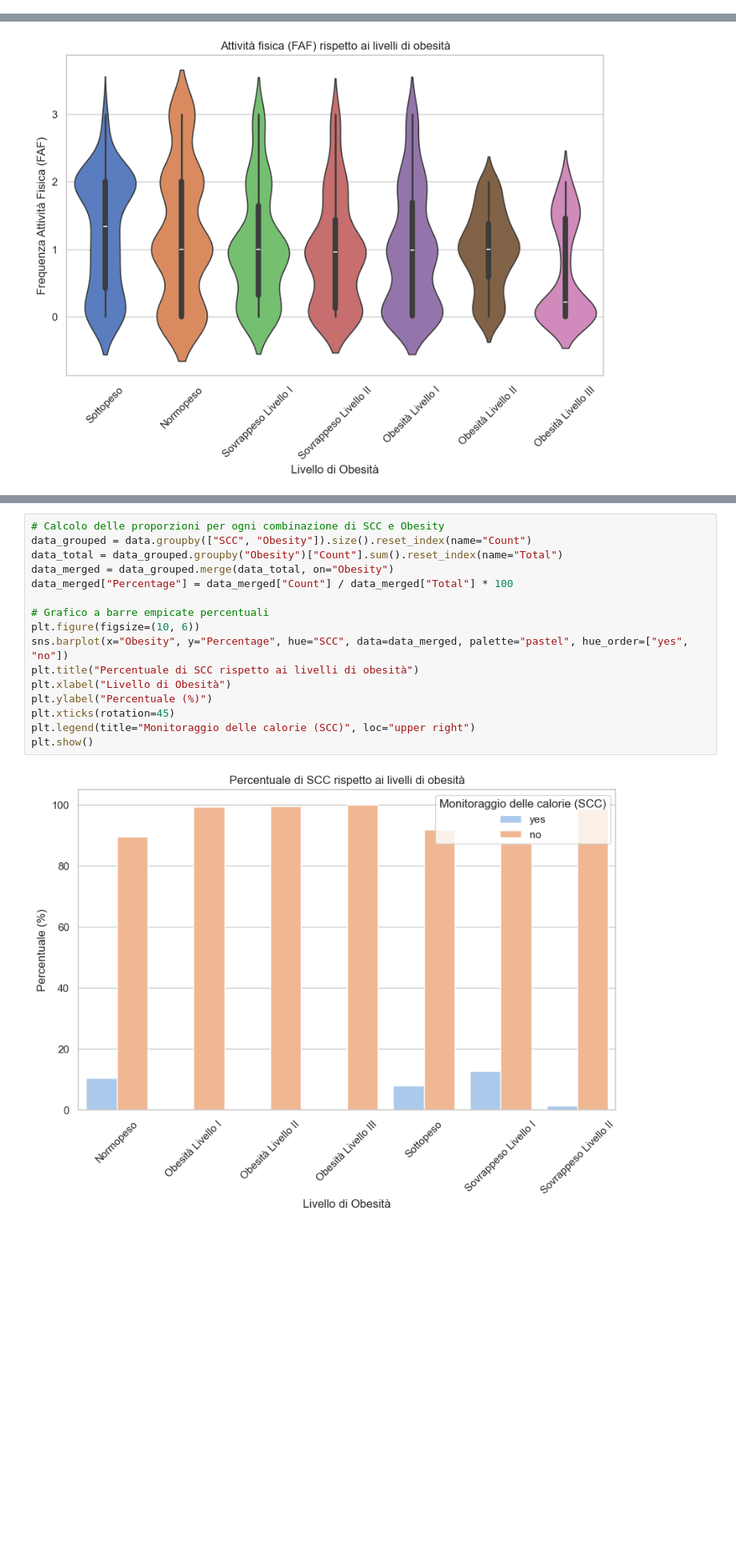
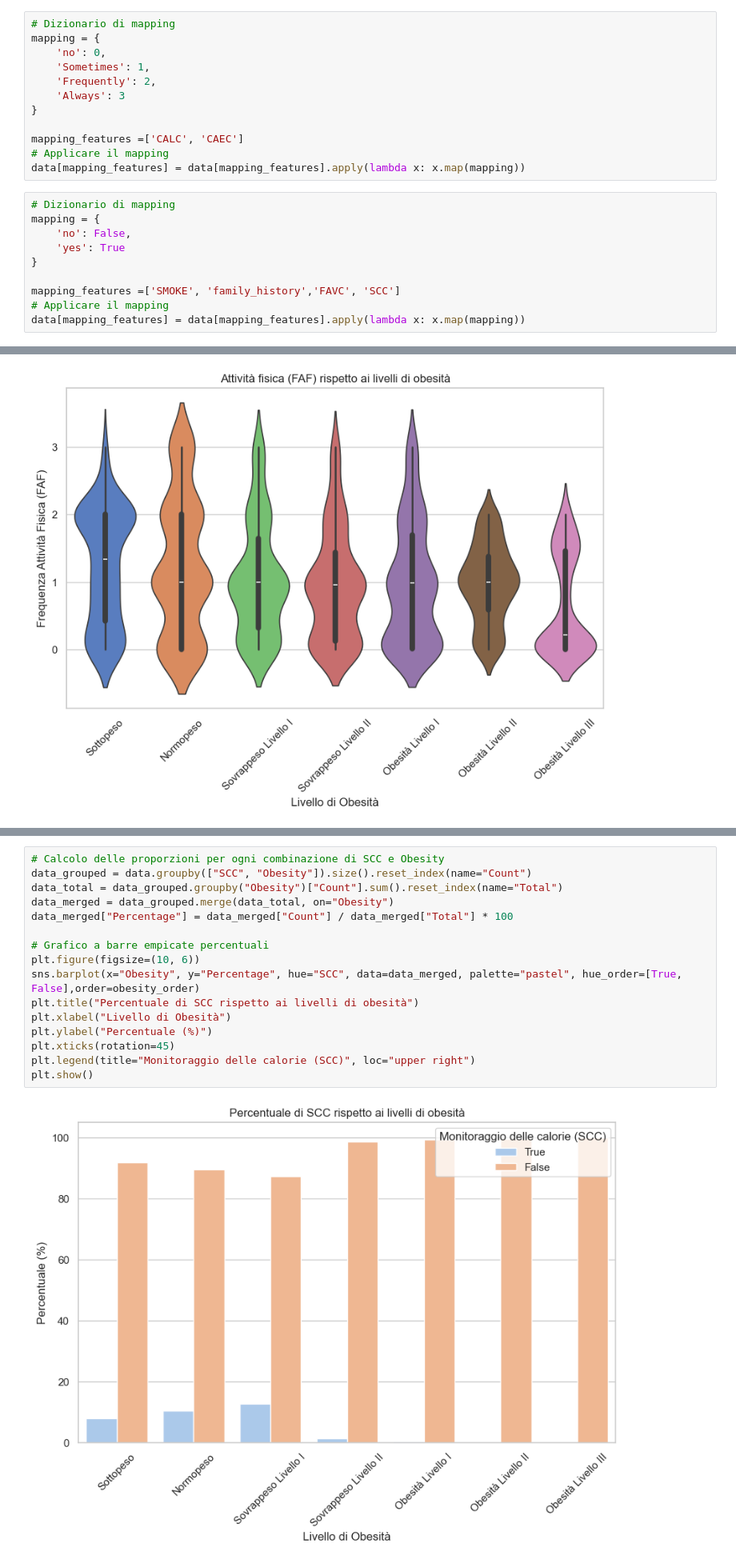
Before and after one commit to Walter-Di-Sabatino/Time-Series-Data-Science-Project, a Jupyter notebook: obesity/data_visualization.ipynb, the cells around one changed output, grey strips where cells are left out. Shown at 80% size. Cells and saved outputs as stored; diff of their text form; blank space fills up the shorter version.

```diff
--- a/other/data_visualization.ipynb
+++ b/obesity/data_visualization.ipynb
@@ -32,6 +32,28 @@ La colonna 'TUE' non ha valori mancanti.
 La colonna 'CALC' non ha valori mancanti.
 La colonna 'MTRANS' non ha valori mancanti.
 La colonna 'Obesity' non ha valori mancanti.
+# %%
+# Dizionario di mapping
+mapping = {
+    'no': 0,
+    'Sometimes': 1,
+    'Frequently': 2,
+    'Always': 3
+}
+
+mapping_features =['CALC', 'CAEC']
+# Applicare il mapping
+data[mapping_features] = data[mapping_features].apply(lambda x: x.map(mapping))
+# %%
+# Dizionario di mapping
+mapping = {
+    'no': False,
+    'yes': True
+}
+
+mapping_features =['SMOKE', 'family_history','FAVC', 'SCC']
+# Applicare il mapping
+data[mapping_features] = data[mapping_features].apply(lambda x: x.map(mapping))
 # %%
 # Stampa il numero di righe e colonne
 print(data.shape)
@@ -153,21 +193,21 @@ The `scale` parameter has been renamed and will be removed in v0.15.0. Pass `den
 # %%
 # Calcolo delle proporzioni per ogni combinazione di SCC e Obesity
 data_grouped = data.groupby(["SCC", "Obesity"]).size().reset_index(name="Count")
 data_total = data_grouped.groupby("Obesity")["Count"].sum().reset_index(name="Total")
 data_merged = data_grouped.merge(data_total, on="Obesity")
 data_merged["Percentage"] = data_merged["Count"] / data_merged["Total"] * 100
 
 # Grafico a barre empicate percentuali
 plt.figure(figsize=(10, 6))
-sns.barplot(x="Obesity", y="Percentage", hue="SCC", data=data_merged, palette="pastel", hue_order=["yes", "no"])
+sns.barplot(x="Obesity", y="Percentage", hue="SCC", data=data_merged, palette="pastel", hue_order=[True, False],order=obesity_order)
 plt.title("Percentuale di SCC rispetto ai livelli di obesità")
 plt.xlabel("Livello di Obesità")
 plt.ylabel("Percentuale (%)")
 plt.xticks(rotation=45)
 plt.legend(title="Monitoraggio delle calorie (SCC)", loc="upper right")
 plt.show()
 # %% [output]
-[figure, old version]
+[figure, new version]
 # %%
 
 # 6. Consumo d'acqua (CH2O) per livello di obesità
```
Also changed, not shown: parts of 1 cell of this notebook, 8 other files.
